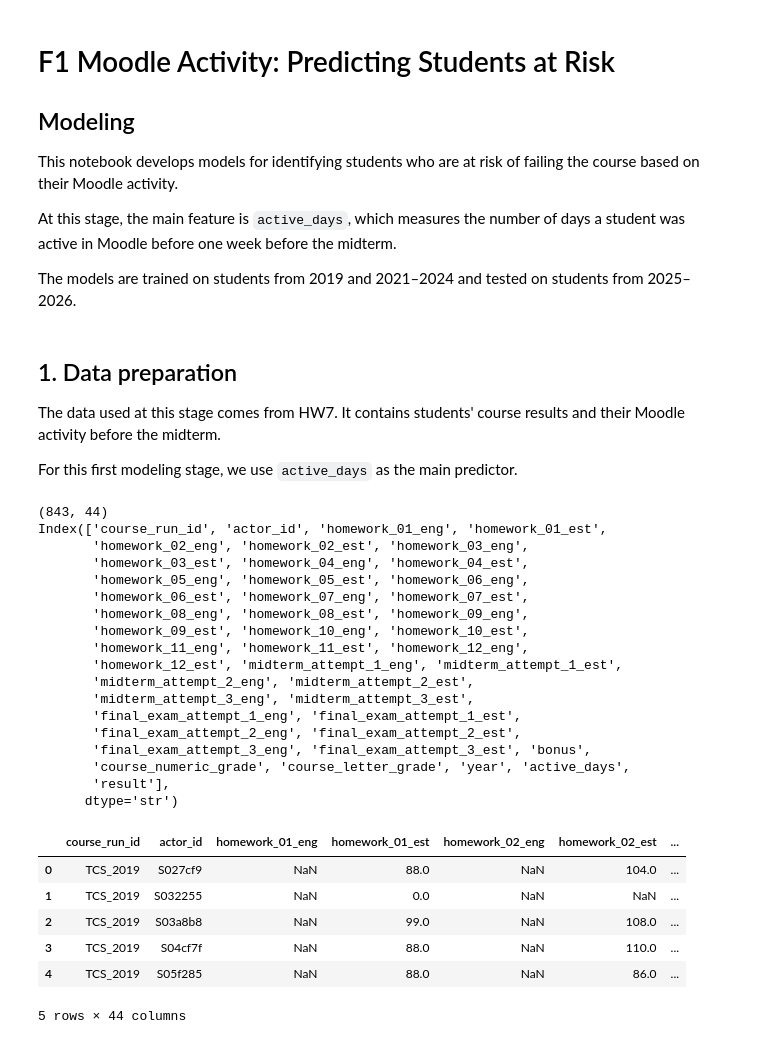
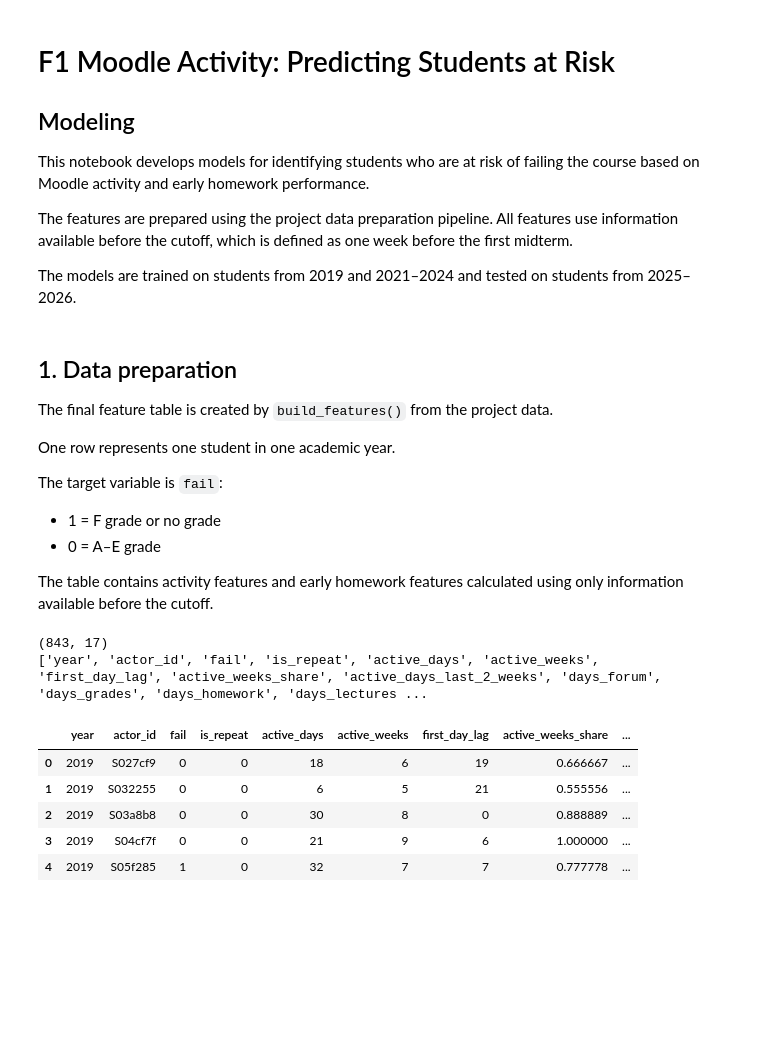
Before and after one commit to anderhinn/Project-F1-Moodle_Activity, a Jupyter notebook: hw10/03_models_ander.ipynb, the cells around one changed output. Drawn from its saved outputs; the diff is of its cells as text; code cells hidden in the pictures; blank space fills up the shorter version.

Commit message:
The modelds are ready

```diff
--- a/hw10/03_models_ander.ipynb
+++ b/hw10/03_models_ander.ipynb
@@ -3,9 +3,9 @@
 
 ## Modeling
 
-This notebook develops models for identifying students who are at risk of failing the course based on their Moodle activity.
+This notebook develops models for identifying students who are at risk of failing the course based on Moodle activity and early homework performance.
 
-At this stage, the main feature is `active_days`, which measures the number of days a student was active in Moodle before one week before the midterm.
+The features are prepared using the project data preparation pipeline. All features use information available before the cutoff, which is defined as one week before the first midterm.
 
 The models are trained on students from 2019 and 2021–2024 and tested on students from 2025–2026.
 # %%
@@ -17,41 +24,37 @@ from sklearn.metrics import confusion_matrix, precision_score, recall_score
 # %% [markdown]
 ## 1. Data preparation
 
-The data used at this stage comes from HW7. It contains students' course results and their Moodle activity before the midterm.
+The final feature table is created by `build_features()` from the project data.
 
-For this first modeling stage, we use `active_days` as the main predictor.
+One row represents one student in one academic year.
+
+The target variable is `fail`:
+
+- 1 = F grade or no grade
+- 0 = A–E grade
+
+The table contains activity features and early homework features calculated using only information available before the cutoff.
 # %%
-data = pd.read_csv("../data/active_days_hw7.csv")
+import sys
+
+sys.path.append("../src")
+
+from prepare import build_features
+
+data = build_features("../data")
 
 print(data.shape)
-print(data.columns)
+print(data.columns.tolist())
 display(data.head())
 # %% [output]
-(843, 44)
-Index(['course_run_id', 'actor_id', 'homework_01_eng', 'homework_01_est',
-       'homework_02_eng', 'homework_02_est', 'homework_03_eng',
-       'homework_03_est', 'homework_04_eng', 'homework_04_est',
-       'homework_05_eng', 'homework_05_est', 'homework_06_eng',
-       'homework_06_est', 'homework_07_eng', 'homework_07_est',
-       'homework_08_eng', 'homework_08_est', 'homework_09_eng',
-       'homework_09_est', 'homework_10_eng', 'homework_10_est',
-       'homework_11_eng', 'homework_11_est', 'homework_12_eng',
-       'homework_12_est', 'midterm_attempt_1_eng', 'midterm_attempt_1_est',
-       'midterm_attempt_2_eng', 'midterm_attempt_2_est',
-       'midterm_attempt_3_eng', 'midterm_attempt_3_est',
-       'final_exam_attempt_1_eng', 'final_exam_attempt_1_est',
-       'final_exam_attempt_2_eng', 'final_exam_attempt_2_est',
-       'final_exam_attempt_3_eng', 'final_exam_attempt_3_est', 'bonus',
-       'course_numeric_grade', 'course_letter_grade', 'year', 'active_days',
-       'result'],
-      dtype='str')
+(843, 17)
+['year', 'actor_id', 'fail', 'is_repeat', 'active_days', 'active_weeks', 'first_day_lag', 'active_weeks_share', 'active_days_last_2_weeks', 'days_forum', 'days_grades', 'days_homework', 'days_lectures ...
-|  | course_run_id | actor_id | homework_01_eng | homework_01_est | homework_02_eng | homework_02_est | ... |
-| 0 | TCS_2019 | S027cf9 | NaN | 88.0 | NaN | 104.0 | ... |
-| 1 | TCS_2019 | S032255 | NaN | 0.0 | NaN | NaN | ... |
-| 2 | TCS_2019 | S03a8b8 | NaN | 99.0 | NaN | 108.0 | ... |
-| 3 | TCS_2019 | S04cf7f | NaN | 88.0 | NaN | 110.0 | ... |
-| 4 | TCS_2019 | S05f285 | NaN | 88.0 | NaN | 86.0 | ... |
+|  | year | actor_id | fail | is_repeat | active_days | active_weeks | first_day_lag | active_weeks_share | ... |
+| 0 | 2019 | S027cf9 | 0 | 0 | 18 | 6 | 19 | 0.666667 | ... |
+| 1 | 2019 | S032255 | 0 | 0 | 6 | 5 | 21 | 0.555556 | ... |
+| 2 | 2019 | S03a8b8 | 0 | 0 | 30 | 8 | 0 | 0.888889 | ... |
+| 3 | 2019 | S04cf7f | 0 | 0 | 21 | 9 | 6 | 1.000000 | ... |
+| 4 | 2019 | S05f285 | 1 | 0 | 32 | 7 | 7 | 0.777778 | ... |
-5 rows × 44 columns
 # %% [markdown]
 ### Train and test split
 
```
Also changed, not shown: parts of 34 cells of this notebook.
